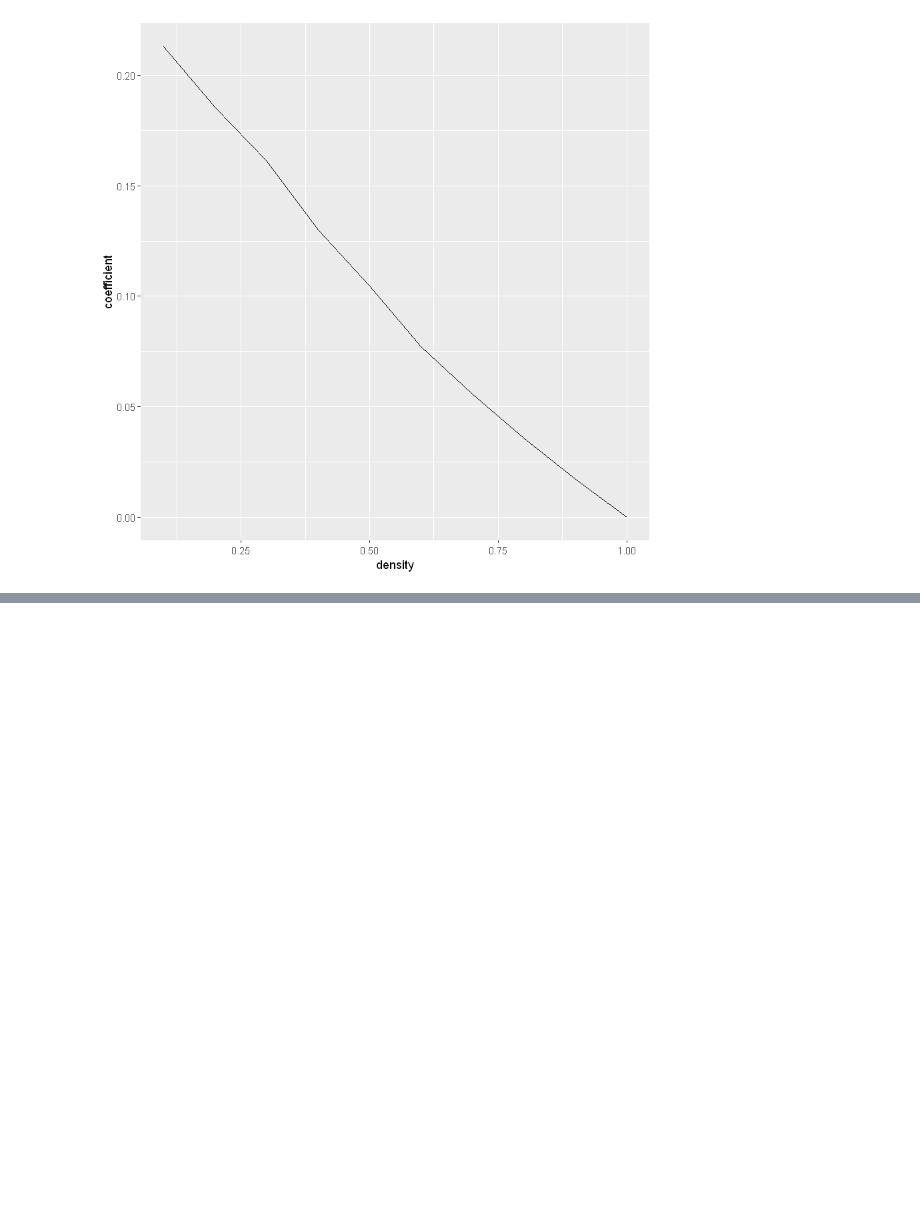
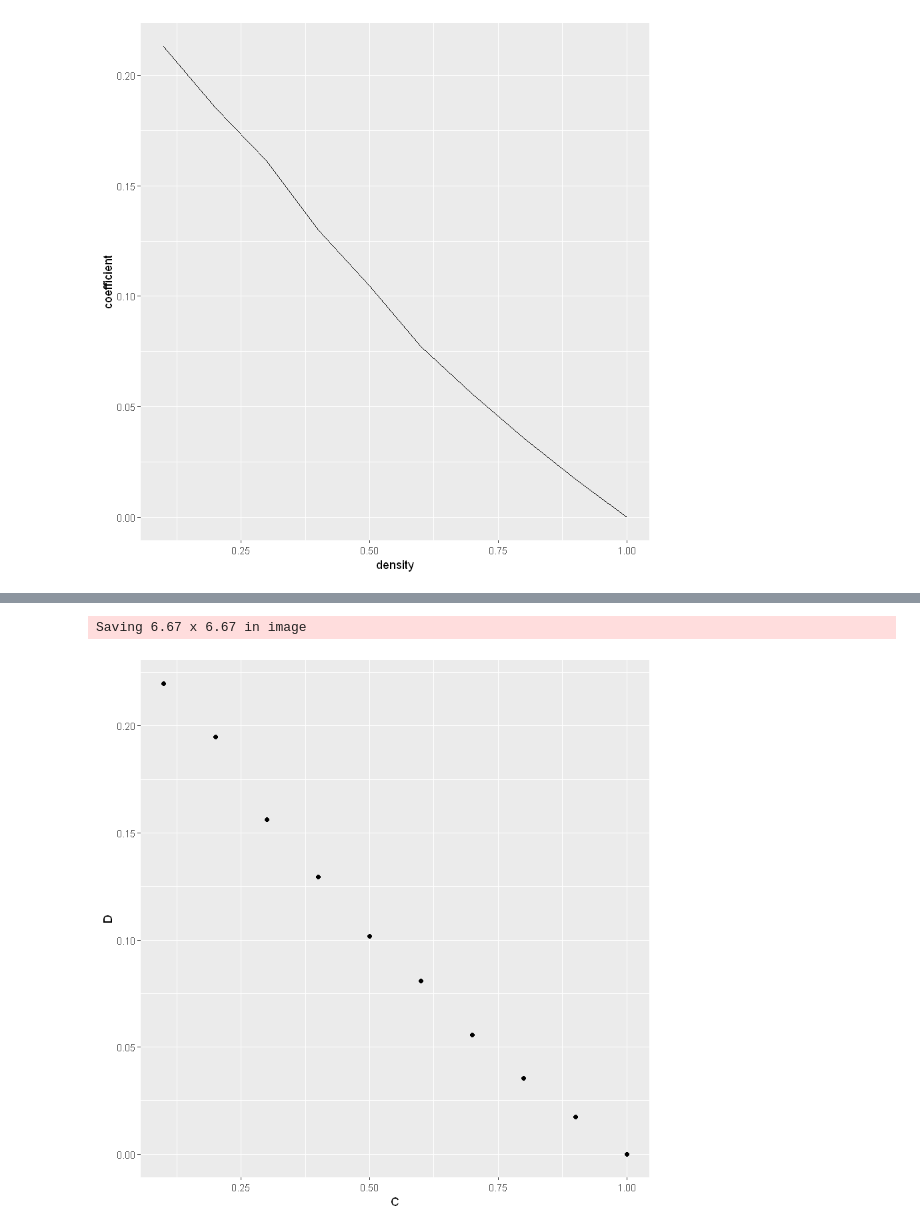
Before and after one commit to Squaess/StatisticalPhysics, a Jupyter notebook: diffusion/fortran/make_graphs.ipynb, the cells around one changed output, grey strips where cells are left out. Cells and saved outputs as stored; diff of their text form; code cells hidden in the pictures; blank space fills up the shorter version.

```diff
--- a/diffusion/fortran/make_graphs.ipynb
+++ b/diffusion/fortran/make_graphs.ipynb
@@ -79,0 +144,8 @@ ggplot(data = maxres, aes(density, coefficient)) + geom_line()
+# %%
+ggplot(data = final.v2, aes(C, D)) + geom_point()
+# geom_line()
+
+ggsave("plot2.png")
+# %% [output]
+Saving 6.67 x 6.67 in image
+[figure, added]
```
Also changed, not shown: parts of 4 cells of this notebook, 7 other files.
